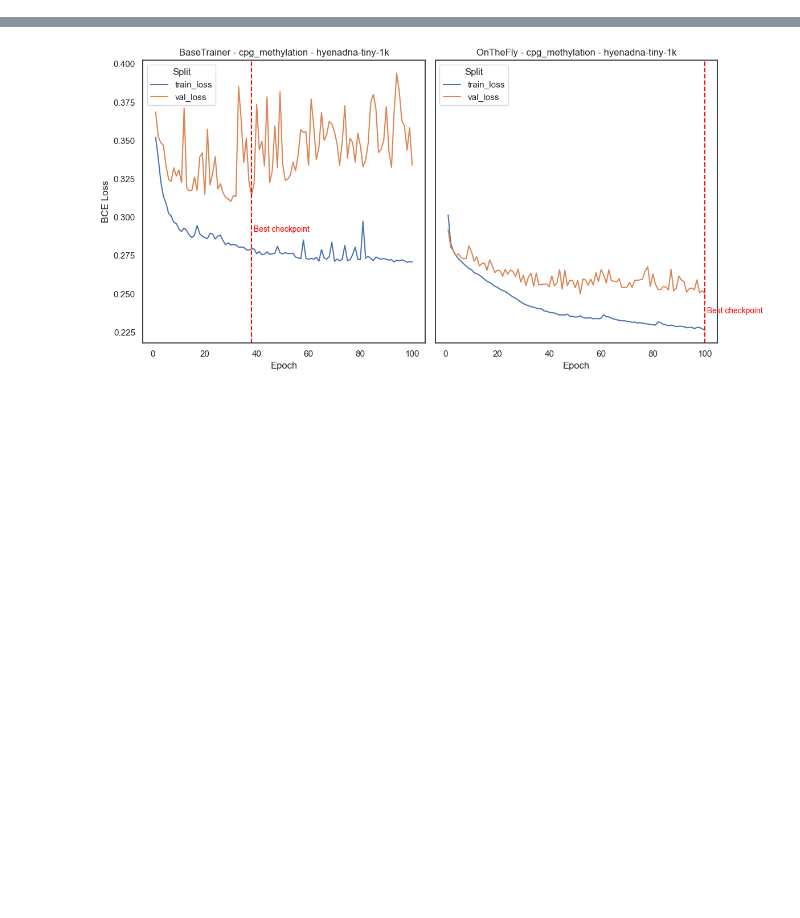
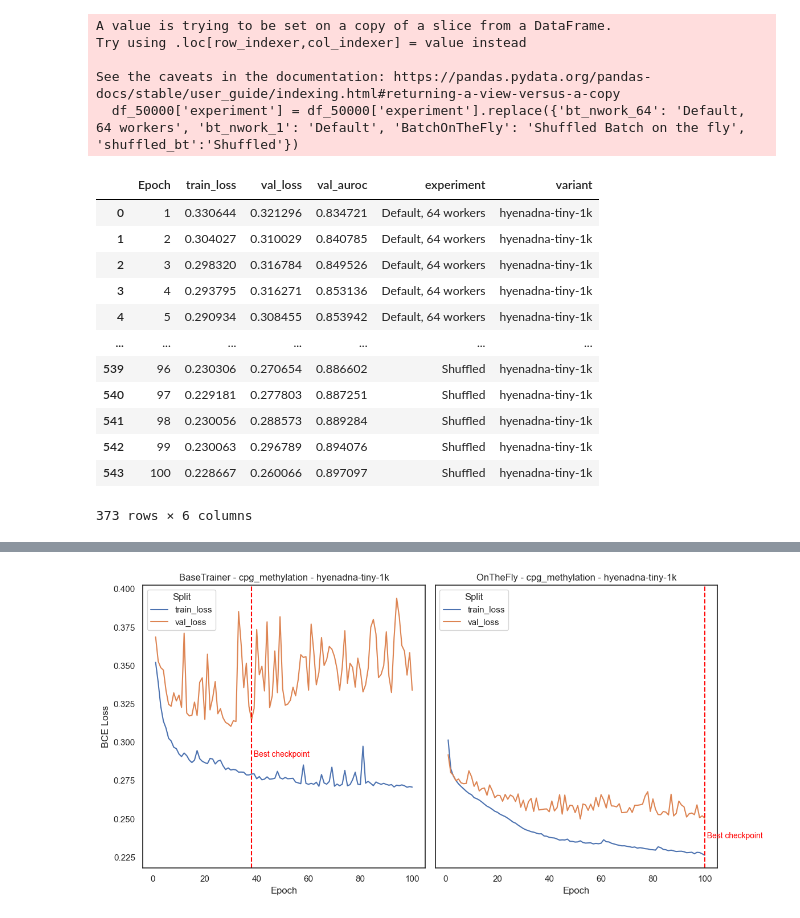
Before and after one commit to baillielab/BEND, a Jupyter notebook: notebook/hyenadna_tiny_results_cpg_methylation.ipynb, the cells around one changed output, grey strips where cells are left out. Drawn from its saved outputs; the diff is of its cells as text; code cells hidden in the pictures; blank space fills up the shorter version.

```diff
--- a/notebook/hyenadna_tiny_results_cpg_methylation.ipynb
+++ b/notebook/hyenadna_tiny_results_cpg_methylation.ipynb
@@ -7,5 +7,10 @@ import os
 TASK = 'cpg_methylation'
 MODEL = 'hyenadna-tiny-1k'
 
+results_dir = '../results'
+
+
 bt_dir = '../results/BaseTrainer'
 onthefly_dir = '../results/BatchOnTheFly'
+
+# Default, Shuffled embeddings, Shuffled Sequential on the fly, Shuffled Batch on the fly
@@ -11,0 +54,28 @@ onthefly_dir = '../results/BatchOnTheFly'
+# %%
+df_losses = pd.concat(dfs_losses, ignore_index=True)
+df_tests = pd.concat(dfs_tests, ignore_index=True)
+
+df_tests['experiment'] = df_tests['experiment'].replace({'bt_nwork_64': 'Default, 64 workers', 'bt_nwork_1': 'Default', 'BatchOnTheFly': 'Shuffled Batch on the fly', 'shuffled_bt':'Shuffled'})
+
+df_50000 = df_losses[df_losses['variant']==MODEL]
+df_50000['experiment'] = df_50000['experiment'].replace({'bt_nwork_64': 'Default, 64 workers', 'bt_nwork_1': 'Default', 'BatchOnTheFly': 'Shuffled Batch on the fly', 'shuffled_bt':'Shuffled'})
+df_50000
+# %% [output]
+A value is trying to be set on a copy of a slice from a DataFrame.
+Try using .loc[row_indexer,col_indexer] = value instead
+
+See the caveats in the documentation: https://pandas.pydata.org/pandas-docs/stable/user_guide/indexing.html#returning-a-view-versus-a-copy
+  df_50000['experiment'] = df_50000['experiment'].replace({'bt_nwork_64': 'Default, 64 workers', 'bt_nwork_1': 'Default', 'BatchOnTheFly': 'Shuffled Batch on the fly', 'shuffled_bt':'Shuffled'})
+|  | Epoch | train_loss | val_loss | val_auroc | experiment | variant |
+| 0 | 1 | 0.330644 | 0.321296 | 0.834721 | Default, 64 workers | hyenadna-tiny-1k |
+| 1 | 2 | 0.304027 | 0.310029 | 0.840785 | Default, 64 workers | hyenadna-tiny-1k |
+| 2 | 3 | 0.298320 | 0.316784 | 0.849526 | Default, 64 workers | hyenadna-tiny-1k |
+| 3 | 4 | 0.293795 | 0.316271 | 0.853136 | Default, 64 workers | hyenadna-tiny-1k |
+| 4 | 5 | 0.290934 | 0.308455 | 0.853942 | Default, 64 workers | hyenadna-tiny-1k |
+| ... | ... | ... | ... | ... | ... | ... |
+| 539 | 96 | 0.230306 | 0.270654 | 0.886602 | Shuffled | hyenadna-tiny-1k |
+| 540 | 97 | 0.229181 | 0.277803 | 0.887251 | Shuffled | hyenadna-tiny-1k |
+| 541 | 98 | 0.230056 | 0.288573 | 0.889284 | Shuffled | hyenadna-tiny-1k |
+| 542 | 99 | 0.230063 | 0.296789 | 0.894076 | Shuffled | hyenadna-tiny-1k |
+| 543 | 100 | 0.228667 | 0.260066 | 0.897097 | Shuffled | hyenadna-tiny-1k |
+373 rows × 6 columns
```
Also changed, not shown: parts of 7 cells of this notebook.
